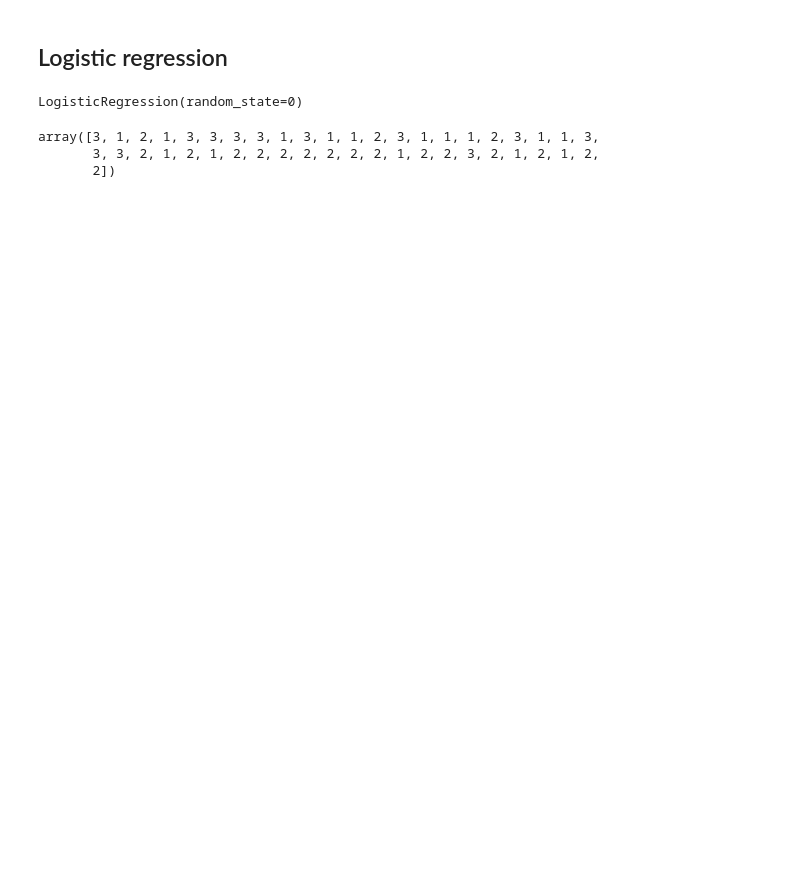
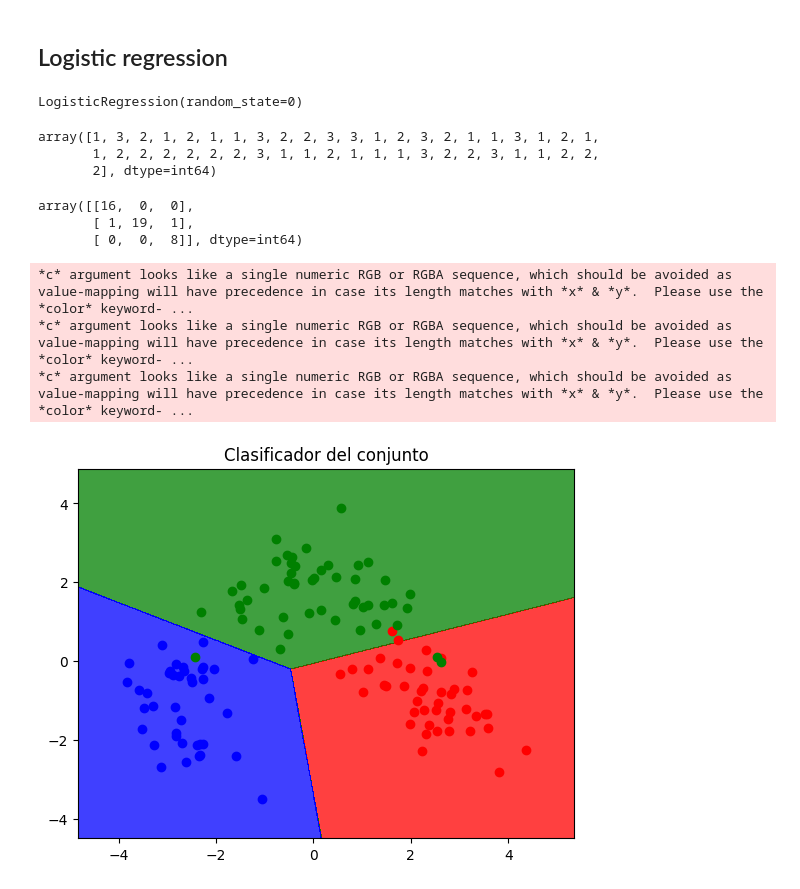
Before and after one commit to bluterplay/OctavoSemestre, a Jupyter notebook: ML/PCA.ipynb, the cells around one changed output. Cells and saved outputs as stored; diff of their text form; code cells hidden in the pictures; blank space fills up the shorter version.

Commit message:
PCA plots

```diff
--- a/ML/PCA.ipynb
+++ b/ML/PCA.ipynb
@@ -32,7 +33,7 @@ y= data.iloc[:,13].values
 # %% [markdown]
 ### Split data
 # %%
-x_train,x_test,y_train,y_test= train_test_split(X,y, test_size=.25, random_state=0, stratify=y)
+x_train,x_test,y_train,y_test= train_test_split(X,y, test_size=.25, random_state=0)
 # %% [markdown]
 ### Scaling
 # %%
@@ -61,6 +62,6 @@ y_predict= regLog.predict(x_test)
 # %%
 y_predict
 # %% [output]
-array([3, 1, 2, 1, 3, 3, 3, 3, 1, 3, 1, 1, 2, 3, 1, 1, 1, 2, 3, 1, 1, 3,
-       3, 3, 2, 1, 2, 1, 2, 2, 2, 2, 2, 2, 2, 1, 2, 2, 3, 2, 1, 2, 1, 2,
-       2])
+array([1, 3, 2, 1, 2, 1, 1, 3, 2, 2, 3, 3, 1, 2, 3, 2, 1, 1, 3, 1, 2, 1,
+       1, 2, 2, 2, 2, 2, 2, 3, 1, 1, 2, 1, 1, 1, 3, 2, 2, 3, 1, 1, 2, 2,
+       2], dtype=int64)
@@ -66,0 +70,6 @@ array([3, 1, 2, 1, 3, 3, 3, 3, 1, 3, 1, 1, 2, 3, 1, 1, 1, 2, 3, 1, 1, 3,
+# %%
+cm
+# %% [output]
+array([[16,  0,  0],
+       [ 1, 19,  1],
+       [ 0,  0,  8]], dtype=int64)
@@ -66,0 +78,19 @@ array([3, 1, 2, 1, 3, 3, 3, 3, 1, 3, 1, 1, 2, 3, 1, 1, 1, 2, 3, 1, 1, 3,
+# %%
+X1,X2= np.meshgrid(np.arange(start=x_train[:,0].min()-1, stop= x_train[:,0].max()+1,step= .01),
+                   np.arange(start=x_train[:,1].min()-1, stop= x_train[:,1].max()+1,step= .01))
+plt.contourf(X1,X2,regLog.predict(np.array([X1.ravel(),X2.ravel()]).T).reshape(X1.shape),
+            alpha=.75,cmap=ListedColormap(('red','green','blue')))
+plt.xlim(X1.min(),X1.max())
+plt.ylim(X2.min(),X2.max())
+
+for i,j in enumerate(np.unique(y_train)):
+    plt.scatter(x_train[y_train==j,0],x_train[y_train==j,1],
+                c= ListedColormap(('red','green','blue'))(i),label=j)
+
+plt.title("Clasificador del conjunto")
+plt.show()
+# %% [output]
+*c* argument looks like a single numeric RGB or RGBA sequence, which should be avoided as value-mapping will have precedence in case its length matches with *x* & *y*.  Please use the *color* keyword- ...
+*c* argument looks like a single numeric RGB or RGBA sequence, which should be avoided as value-mapping will have precedence in case its length matches with *x* & *y*.  Please use the *color* keyword- ...
+*c* argument looks like a single numeric RGB or RGBA sequence, which should be avoided as value-mapping will have precedence in case its length matches with *x* & *y*.  Please use the *color* keyword- ...
+[figure, added]
```
Also changed, not shown: parts of 6 cells of this notebook.
